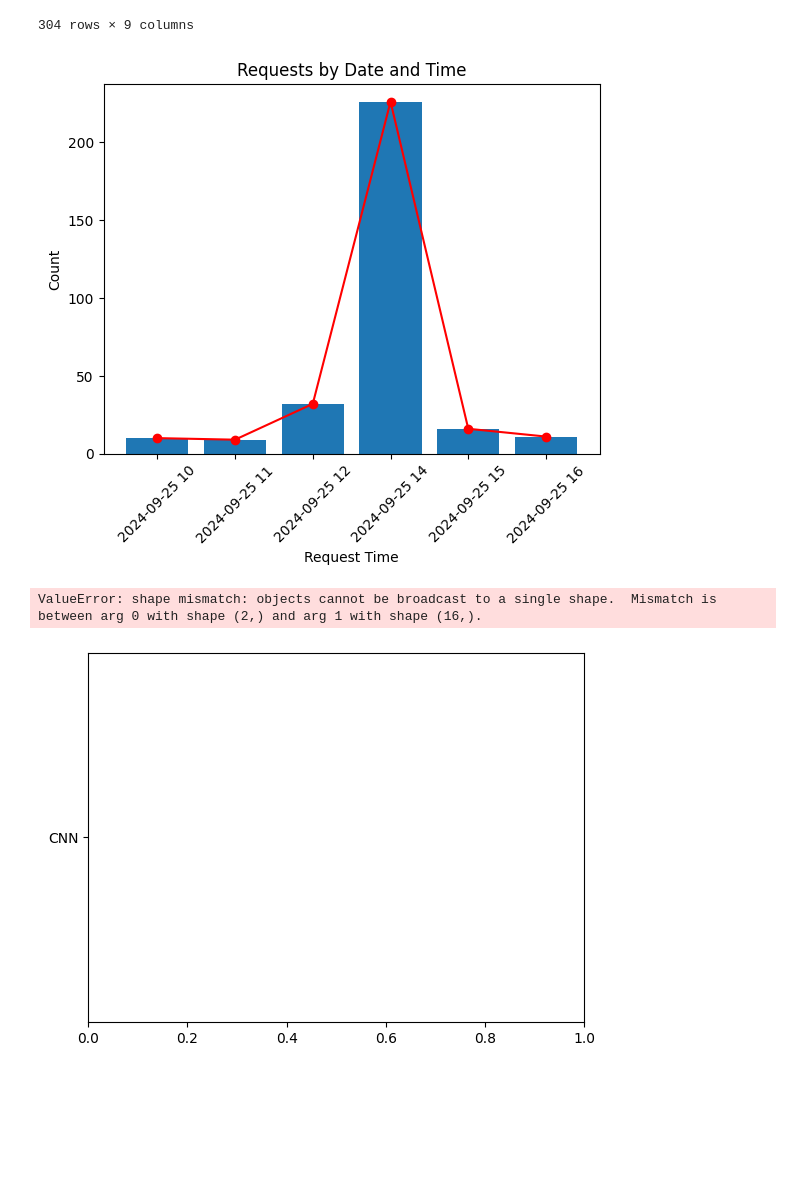
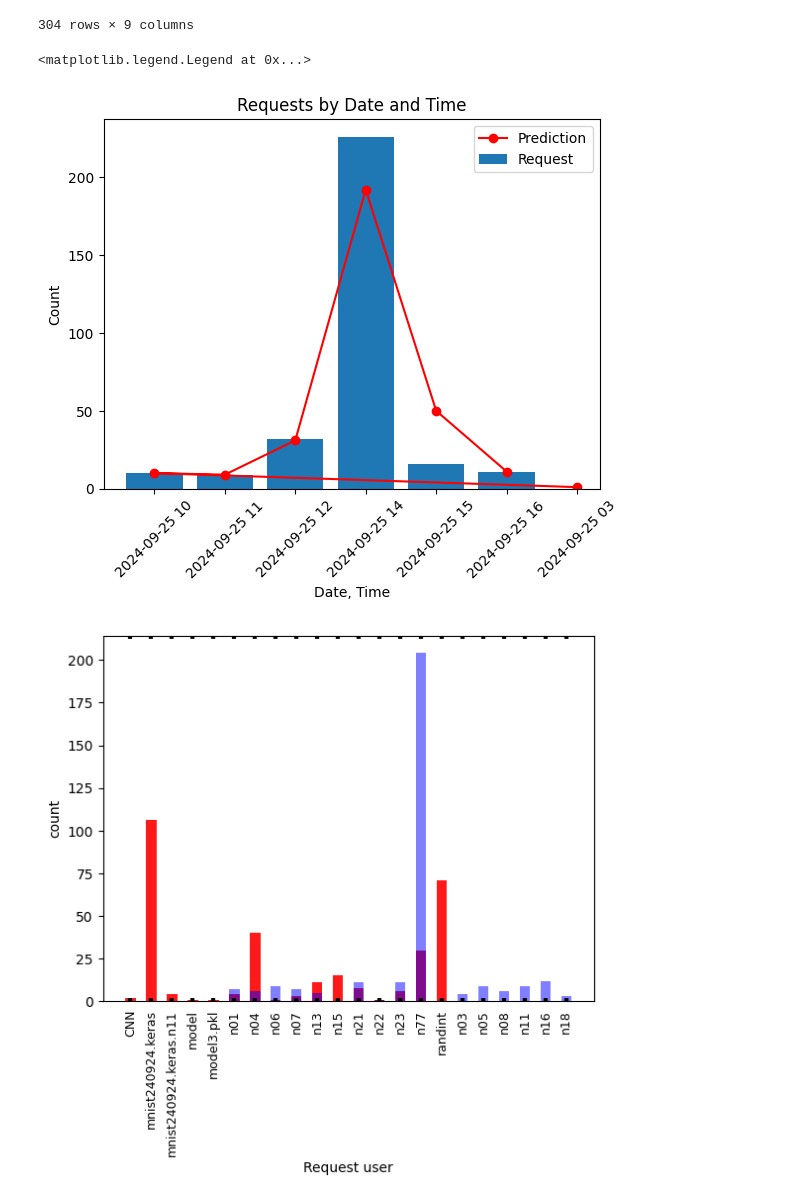
Before and after one commit to Nicou11/stdash, a Jupyter notebook: note/stdash.ipynb, the cells around one changed output. Cells and saved outputs as stored; diff of their text form; code cells hidden in the pictures; blank space fills up the shorter version.

```diff
--- a/note/stdash.ipynb
+++ b/note/stdash.ipynb
@@ -36,45 +36,45 @@ df['request_time'] = pd.to_datetime(df['request_time'])
 df['request_time'] = df['request_time'].dt.strftime('%Y-%m-%d %H')
 time = df.groupby('request_time').size()
 # %%
-df['request_time'] = pd.to_datetime(df['request_time'])
-df['request_time'] = df['request_time'].dt.strftime('%Y-%m-%d %H')
-time = df.groupby('request_time').size()
+df['request_time'] = pd.to_datetime(df['request_time']).dt.strftime('%Y-%m-%d %H')
+df['prediction_time'] = pd.to_datetime(df['prediction_time']).dt.strftime('%Y-%m-%d %H')
+req_time = df.groupby('request_time').size()
+pre_time = df.groupby('prediction_time').size()
 
 plt.title("Requests by Date and Time")
 #plt.text(3.5, 220, 'High', fontdict=font1)
-plt.bar(time.index, time.values)
-plt.plot(time.index, time.values, marker='o', color='r')
-plt.xlabel('Request Time')
+plt.bar(req_time.index, req_time.values, label='Request')
+plt.plot(pre_time.index, pre_time.values, marker='o', color='r', label='Prediction')
+plt.xlabel('Date, Time')
 plt.ylabel('Count')
 plt.xticks(rotation = 45)
-
-plt.show()
+plt.legend()
 # %% [output]
+<matplotlib.legend.Legend at 0x...>
-[figure, old version]
+[figure, new version]
 # %%
 df['request_user']
+df['prediction_model']
 user = df.groupby('request_user').size()
-df['prediction_model']
 model = df.groupby('prediction_model').size()
 
 index = np.arange(2)
 bar_width = 0.5
 
 #plt.bar(time.index, time.values)
 #plt.bar(model.index, model.values)
 #plt.plot(model.index, model.values, marker='x', color='y')
 #plt.bar(user.index, user.values)
-plt.bar(index, model.index, model.values, bar_width, alpha=0.4, color='r', label="model")
-plt.bar(index, user.index, user.values, bar_width, alpha=0.4, color='b', label="model")
+plt.bar(model.index, model.values, bar_width, alpha=0.9, color='r', label="model")
+plt.bar(user.index, user.values, bar_width, alpha=0.5, color='b', label="model")
 
 
 plt.xlabel('Request user')
-plt.ylabel('prediction model')
+plt.ylabel('count')
 plt.xticks(rotation = 90)
-plt.tick_params(axis='x', direction='in', length=2, pad=6, labelsize=9, width= 3, labelcolor='green', top=True)
-plt.tick_params(axis='y', direction='inout', length=10, pad=15, labelsize=12, width=1, color='r')
+plt.tick_params(axis='x', direction='in', length=2, pad=6, labelsize=9, width= 3, labelcolor='black', top=True)
+#plt.tick_params(axis='y', direction='inout', length=10, pad=15, labelsize=12, width=1, color='r')
 
 plt.show()
 # %% [output]
-ValueError: shape mismatch: objects cannot be broadcast to a single shape.  Mismatch is between arg 0 with shape (2,) and arg 1 with shape (16,).
-[figure, old version]
+[figure, new version]
```
Also changed, not shown: parts of 2 cells of this notebook, 4 other files.
